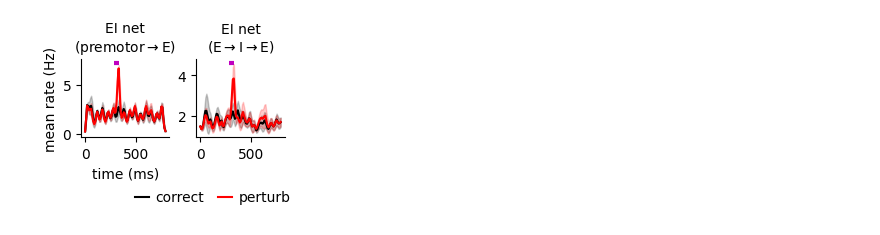
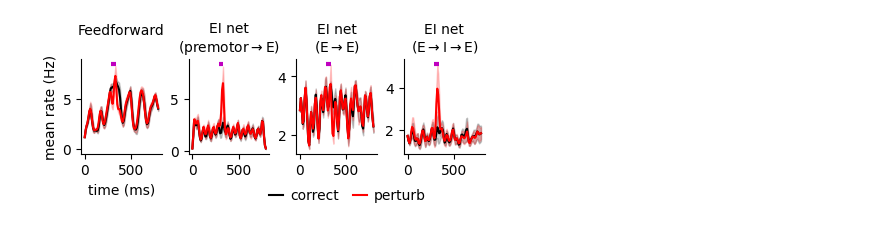
Before and after one commit to gongziyida/vocal-error-network, a Jupyter notebook: sub_syllable.ipynb, the cells around one changed output. Saved outputs shown, nothing was run; the diff lists cells and outputs as text; code cells hidden in the pictures.

```diff
--- a/sub_syllable.ipynb
+++ b/sub_syllable.ipynb
@@ -33,5 +50,0 @@ rEmax, rImax, thE, thI, slope = 100, 100, 0, 0, 2
-# %%
-fname = 'realistic_auditory_processing/learned_song_responses.npz'
-ma = 1/100 if AUD_MAP_TYPE=='discrete' else None
-aud_real, mapping = read_realistic_input(fname, NE, mean=0, scale=2,
-                                         mapping=AUD_MAP_TYPE, mapping_args=ma)
@@ -157,0 +139,26 @@ for l, m in enumerate(('HVC2E', 'E2I')):
+# %%
+from scipy.stats import wilcoxon, skewtest
+fig, ax = plt.subplots(1, 4, figsize=(4, 1.5), sharey='all')
+ls = ['Feedforward\n', 'EI net\n(premotor$\\to$E)',
+      'EI net\n(E$\\to$E)', 'EI net\n(E$\\to$I$\\to$E)']
+# t0, t1 = T_pre + PERT_T0, T_pre + PERT_T1
+t0, t1 = T_pre, T_pre + T_song
+for i, l in enumerate(ls):
+    z_ctrl = res['ctrl'][i][:,t0:t1].mean(axis=(0,1))
+    z_pert = res['pert'][i][:,t0:t1].mean(axis=(0,1))
+    m, s = z_ctrl[:NE].mean(), z_ctrl[:NE].std()
+    z_ctrl = (z_ctrl - m) / s
+    z_pert = (z_pert - m) / s
+    diff = z_pert - z_ctrl
+    diff = diff[:NE]
+    test = skewtest(diff, alternative='greater')
+    pval = test.pvalue
+    print(pval)
+    m = max(-diff.max(), diff.max(), 1)
+    ax[i].hist(diff, bins=11, range=(-m, m), density=True)
+    ax[i].set(xticks=[-int(m), 0, int(m)])
+    ax[i].set_title('%.2f' % test.statistic,
+                    fontweight='bold' if test.statistic>0 else 'normal')
+ax[0].set(xlabel=' ', ylabel='density', yscale='log')
+fig.text(0.55, 0.05, 'pert. - correct', ha='center')
+fig.savefig(os.path.join(IMG_DIR, 'subsyl_pert_diff_models_%s.svg' % POSTFIX))
@@ -158,20 +171,22 @@ for l, m in enumerate(('HVC2E', 'E2I')):
 # %%
-fig, ax = plt.subplots(1, 2, figsize=(2.5, 2))
-ls = ['EI net\n(premotor$\\to$E)', 'EI net\n(E$\\to$I$\\to$E)']
+fig, ax = plt.subplots(1, 4, figsize=(4.5,2))
+ls = ['Feedforward\n', 'EI net\n(premotor$\\to$E)',
+      'EI net\n(E$\\to$E)', 'EI net\n(E$\\to$I$\\to$E)']
 ts = np.arange(0, T_song, 10)
 for i, k in enumerate(ls):
     for j, c in zip(('ctrl', 'pert'), ('k', 'r')):
         aux = res[j][i][:,T_pre:-T_post:10,:NE].mean(axis=-1)
         plot_mean_std(ax[i], aux.mean(axis=0), aux.std(axis=0), 0.2, c, xs=ts)
     ax[i].set_rasterization_zorder(1.4)
     ax[i].set(title=k)
+
 m = aud_real['pert_t0'].mean() + T_pre
-for i in range(2):
+for i in range(4):
     ax[i].hlines(ax[i].get_ylim()[1]-0.1, m, m+50, lw=3, color='m')
-ax[0].set(xlabel='time (ms)\n\n', ylabel='mean rate (Hz)')
+ax[0].set(xlabel='time (ms)\n', ylabel='mean rate (Hz)')
 for k, c in zip(('correct', 'perturb'), ('k', 'r')):
     ax[0].plot(0,0, c=c, label=k)
-fig.legend(ncols=2, loc=(0.35, 0.04), labelspacing=0.5)
-fig.savefig(os.path.join(IMG_DIR, 'subsyl_learn_real_mean_rates.svg'))
+fig.legend(ncols=2, loc=(0.5, 0.05), labelspacing=0.5)
+fig.savefig(os.path.join(IMG_DIR, 'subsyl_learn_real_mean_rates_%s.svg' % POSTFIX))
 # %% [output]
-[figure, old version]
+[figure, new version]
```
Also changed, not shown: parts of 21 cells of this notebook, 1 other file.
